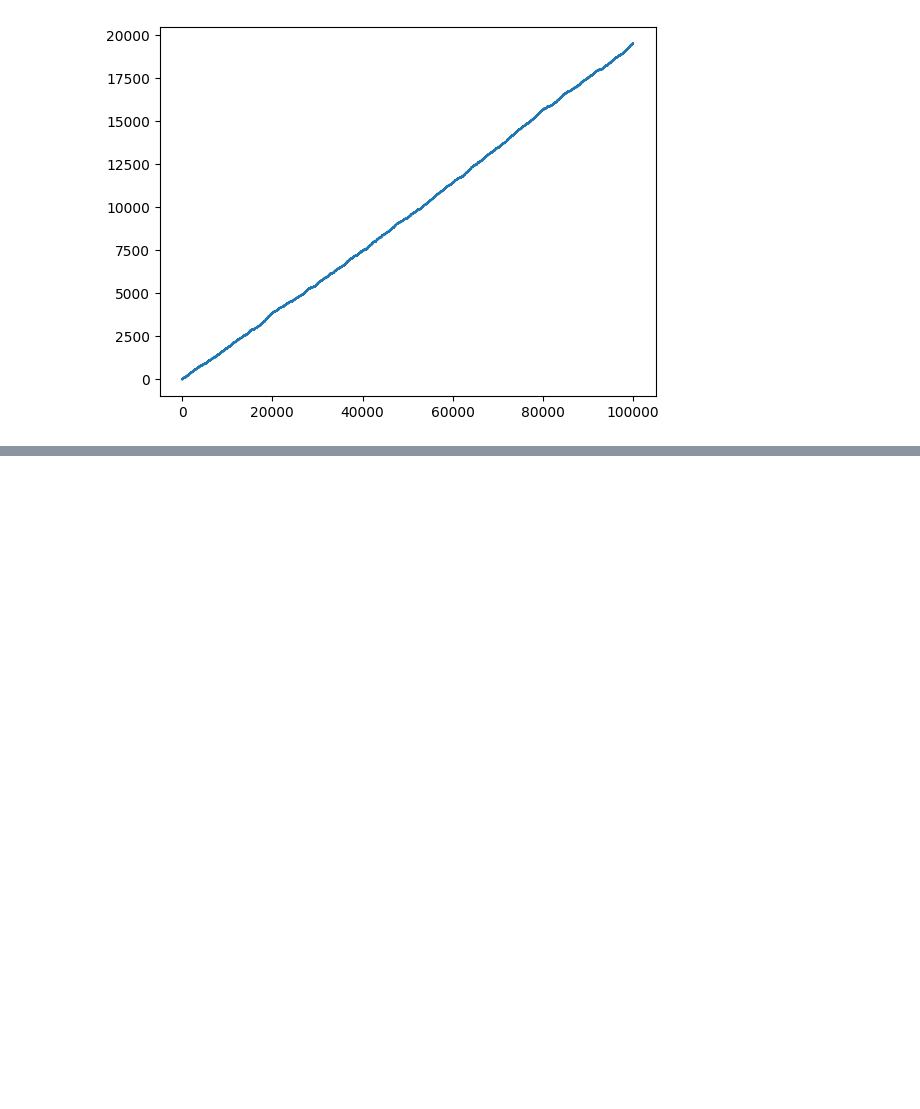
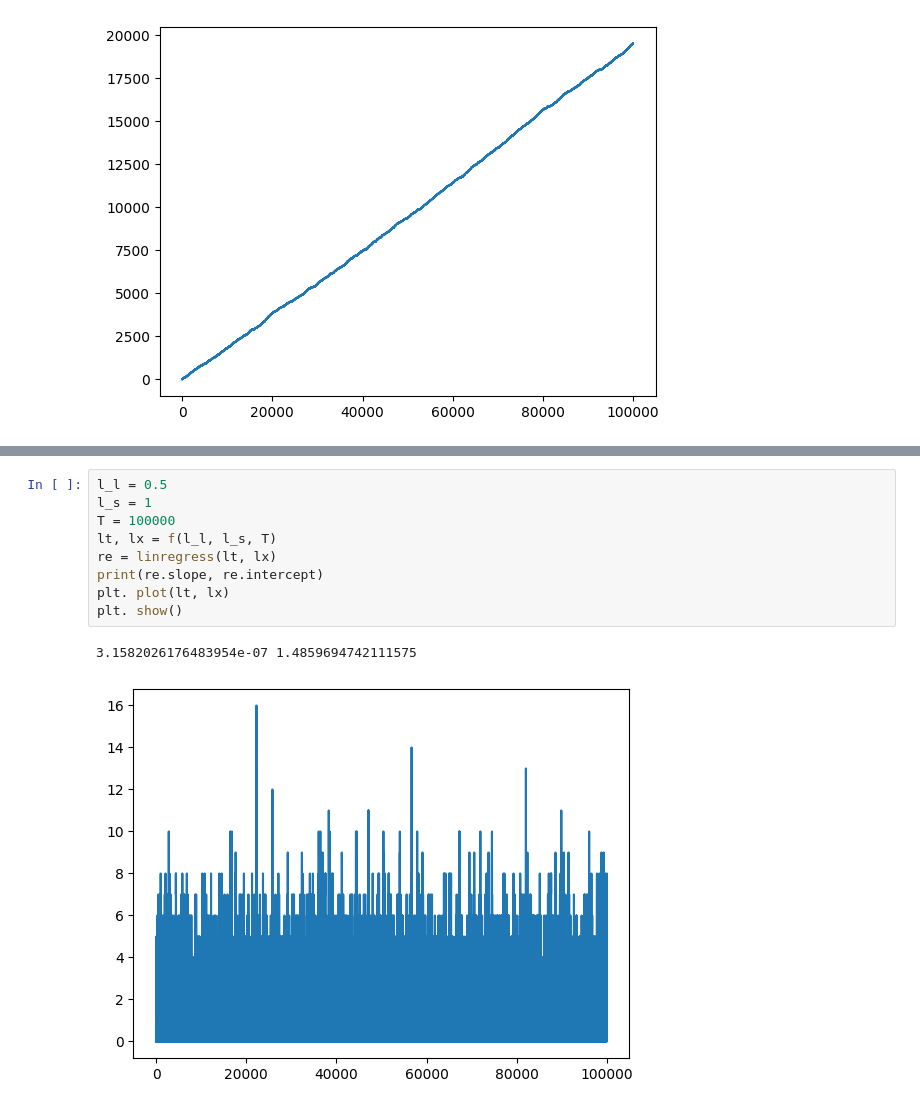
Before and after one commit to Jair-RM/Simulacion-I-Figols, a Jupyter notebook: Ejercicio_15_Oct_(Lineas_de_espera).ipynb, the cells around one changed output, grey strips where cells are left out. Saved outputs shown, nothing was run; the diff lists cells and outputs as text; blank space fills up the shorter version.

```diff
--- a/Ejercicio_15_Oct_(Lineas_de_espera).ipynb
+++ b/Ejercicio_15_Oct_(Lineas_de_espera).ipynb
@@ -190,0 +295,12 @@ plt.show()
+# %%
+l_l = 0.5
+l_s = 1
+T = 100000
+lt, lx = f(l_l, l_s, T)
+re = linregress(lt, lx)
+print(re.slope, re.intercept)
+plt. plot(lt, lx)
+plt. show()
+# %% [output]
+3.1582026176483954e-07 1.4859694742111575
+[figure, added]
```
Also changed, not shown: parts of 9 cells of this notebook.
